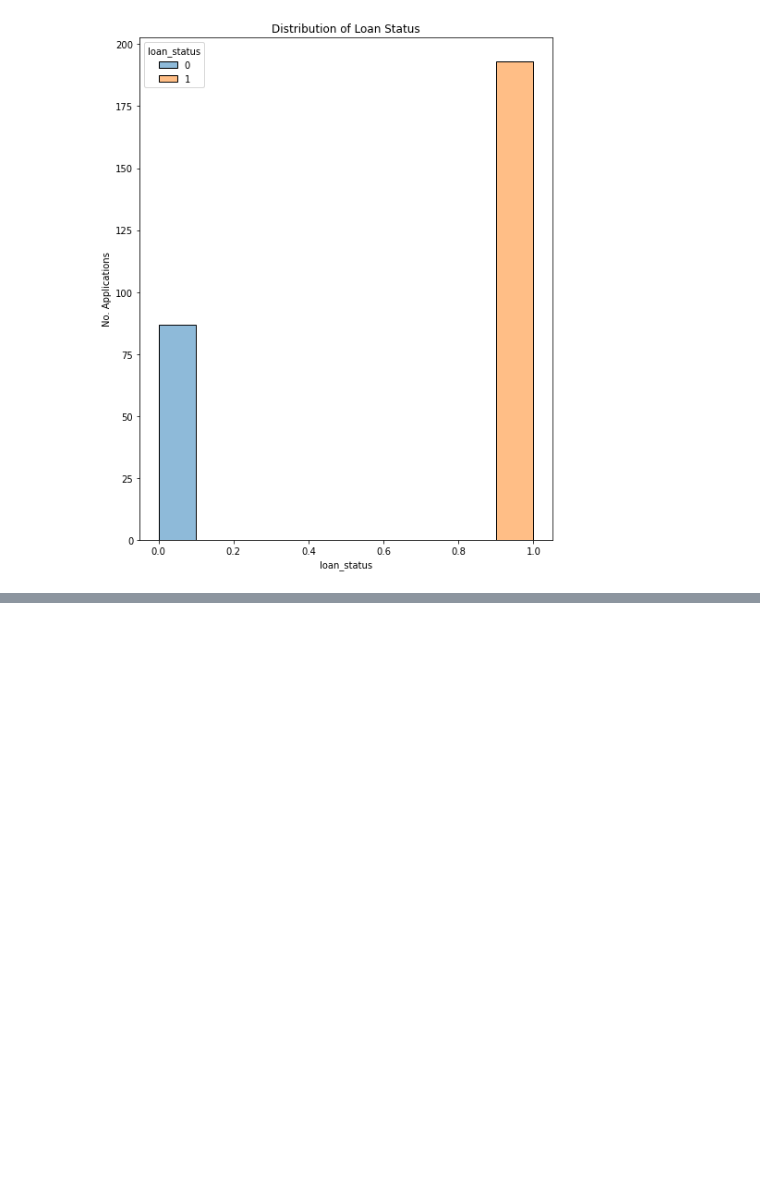
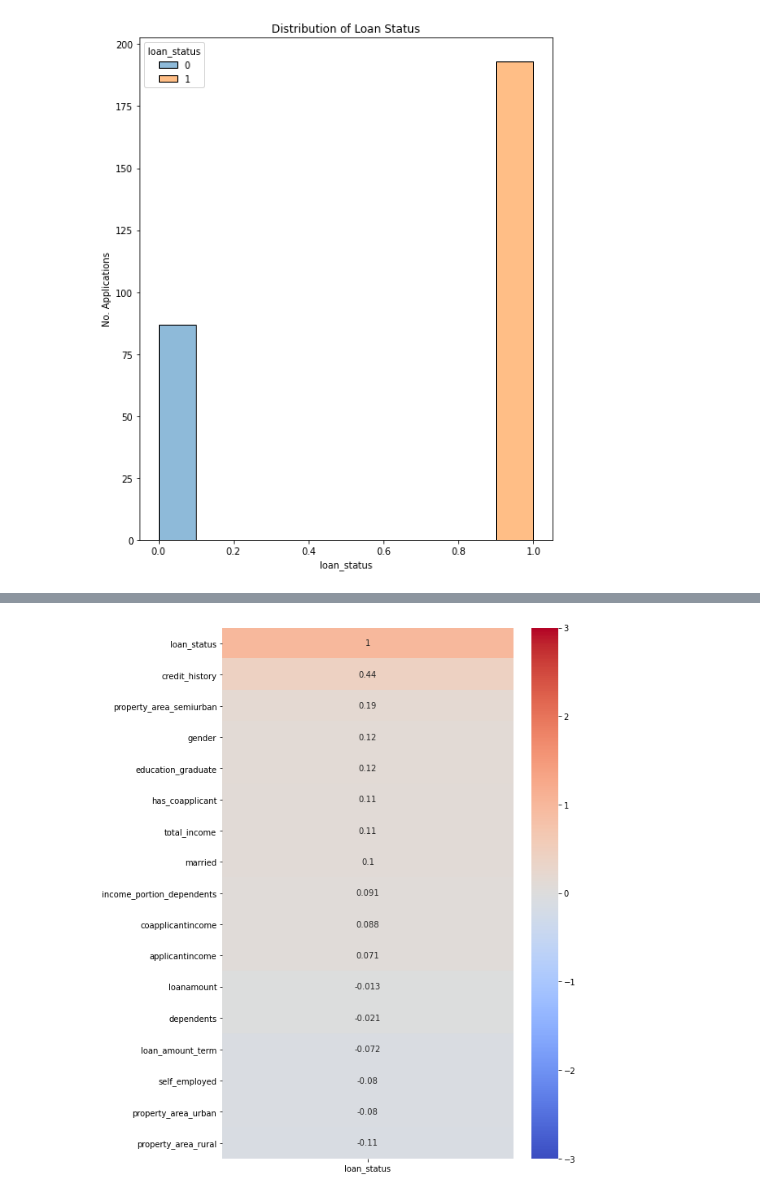
Before and after one commit to cindyvillanuevads/individual_project, a Jupyter notebook: loan_application_project.ipynb, the cells around one changed output, grey strips where cells are left out. Saved outputs shown, nothing was run; the diff lists cells and outputs as text; code cells hidden in the pictures; blank space fills up the shorter version.

```diff
--- a/loan_application_project.ipynb
+++ b/loan_application_project.ipynb
@@ -465,0 +545,6 @@ heatmap(train)
+# %%
+#let's focus on my target
+plt.figure(figsize=(8, 12))
+heatmap = sns.heatmap(train.corr()[['loan_status']].sort_values(by='loan_status', ascending=False), vmin=-3, vmax=3, annot=True, cmap='coolwarm')
+# %% [output]
+[figure, added]
```
Also changed, not shown: parts of 23 cells of this notebook.
